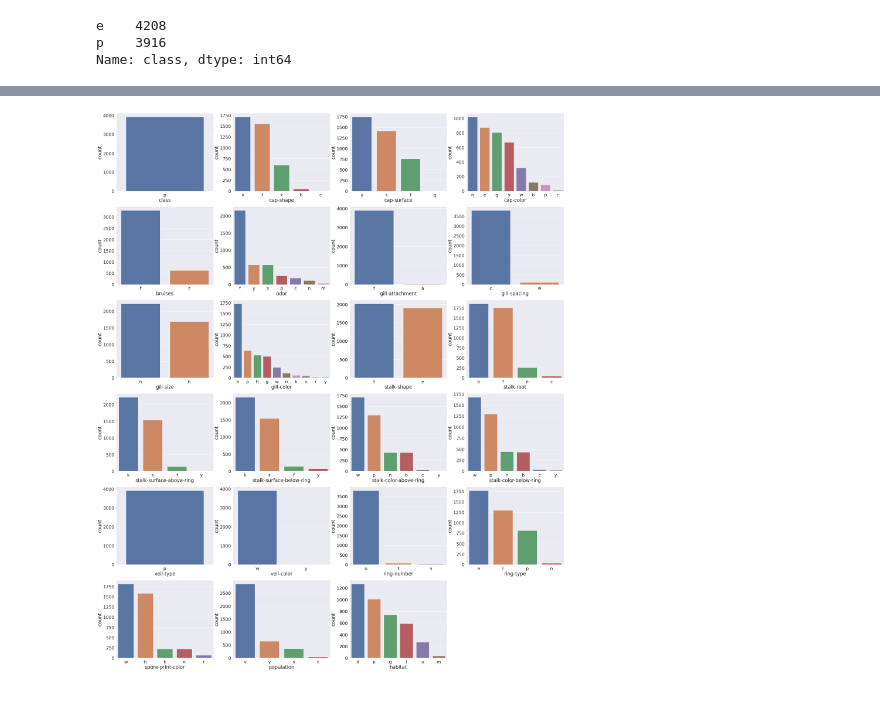
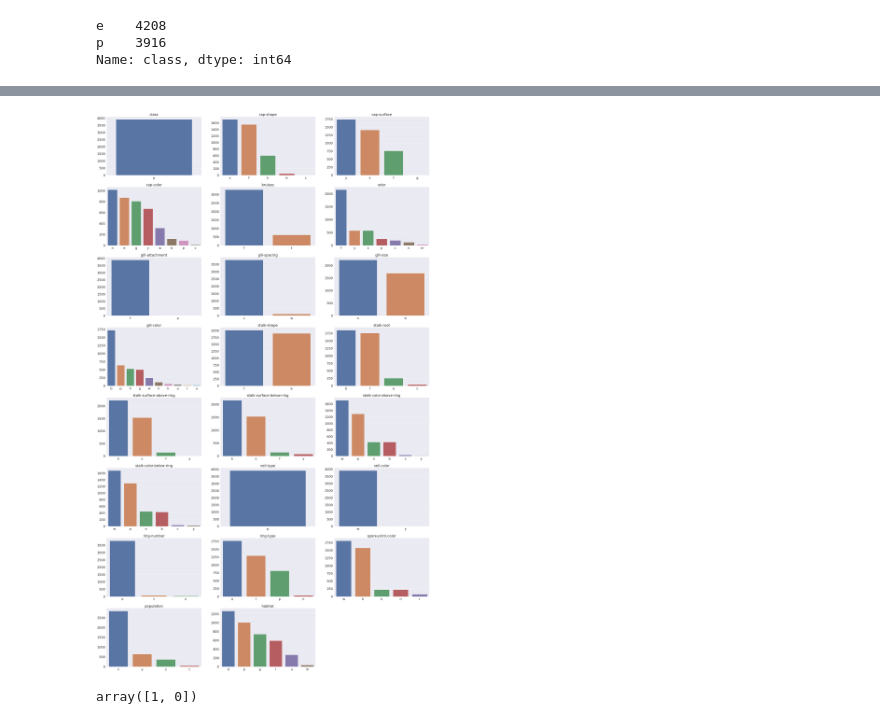
Before and after one commit to jameshan2002/Coding-Challenge-S22, a Jupyter notebook: ACM_Research_Coding_Challenge.ipynb, the cells around one changed output, grey strips where cells are left out. Saved outputs shown, nothing was run; the diff lists cells and outputs as text; code cells hidden in the pictures.

```diff
--- a/ACM_Research_Coding_Challenge.ipynb
+++ b/ACM_Research_Coding_Challenge.ipynb
@@ -19,6 +19,8 @@ df.head()
 # %%
 #What is the distribution of Edible v poisonous?
 counts = sns.countplot(x=df['class'])
+sns.set(rc={'figure.figsize':(6,5)})
+counts.bar_label(counts.containers[0])
 plt.title('Edible v. poisonous population')
 # %% [output]
 Text(0.5, 1.0, 'Edible v. poisonous population')
@@ -41,14 +44,27 @@ poison = sns.countplot(x=df_poisoned['cap-color'])
 # %%
 #Graph setting
-f = plt.figure(figsize=(40,50))
+f = plt.figure(figsize=(40,70))
 sns.set(font_scale = 2)
 
 #Showing all poison mushroom population in each category
 for count, column in enumerate(df_poisoned.columns):
     decreasing = df_poisoned[column].value_counts().index
-    f.add_subplot(6,4, count+1)
-    sns.countplot(x=column, data=df_poisoned, order=decreasing)
+    f.add_subplot(8,3, count+1)
+    sns.countplot(x=column, data=df_poisoned, order=decreasing).set(title=column, xlabel = "", ylabel="")
 
 #plt.show()
 # %% [output]
-[figure, old version]
+[figure, new version]
+# %%
+# Import label encoder
+from sklearn import preprocessing
+
+# label_encoder object knows how to understand word labels.
+label_encoder = preprocessing.LabelEncoder()
+
+# Encode labels in column 'species'.
+df['class']= label_encoder.fit_transform(df['class'])
+
+df['class'].unique()
+# %% [output]
+array([1, 0])
```
Also changed, not shown: parts of 9 cells of this notebook.
